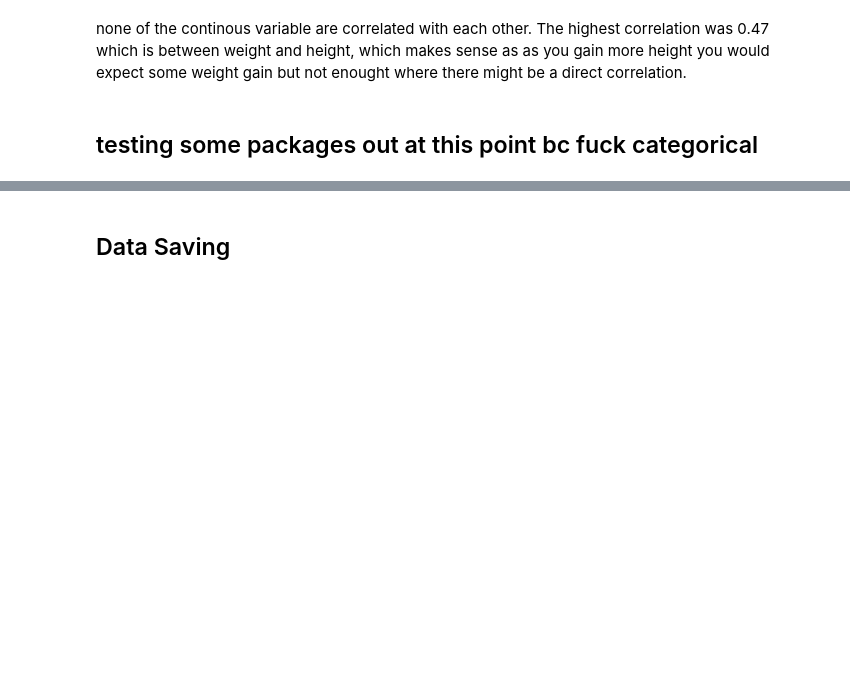
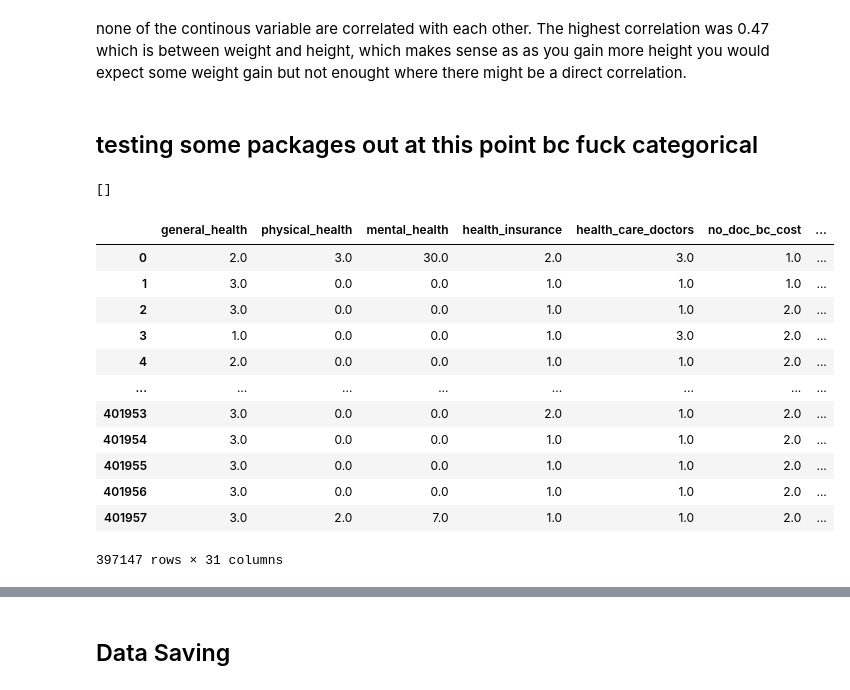
Before and after one commit to xiaohua-su/Heart_Disease, a Jupyter notebook: Heart_disease_eda.ipynb, the cells around one changed output, grey strips where cells are left out. Cells and saved outputs as stored; diff of their text form; code cells hidden in the pictures; blank space fills up the shorter version.

```diff
--- a/Heart_disease_eda.ipynb
+++ b/Heart_disease_eda.ipynb
@@ -1055 +1055,46 @@ from phik import report
+# %%
+data_types = {'general_health': 'categorical',
+             'health_insurance':'categorical',
+             'health_care_doctors':'categorical',
+             'no_doc_bc_cost':'categorical',
+             'stroke':'categorical',
+             'asthma':'categorical',
+             'skin_cancer':'categorical',
+             'other_cancer':'categorical',
+             'copd_type_issue':'categorical',
+             'arthritis_anyform':'categorical',
+             'depressive_disorder':'categorical',
+             'kidney_disease':'categorical',
+             'diabetes':'categorical',
+             'education_lvl':'categorical',
+             'rent_own':'categorical',
+             'employment_status':'categorical',
+             'income_level':'categorical',
+             'difficulty_walking':'categorical',
+             'smoke100_lifetime':'categorical',
+             'smokeless_tobacco_products':'categorical',
+             'high_risk_situations':'categorical',
+             'ecigaret':'categorical',
+             'heart_disease':'categorical'}
+
+interval_cols = [col for col, v in data_types.items() if v=='interval' and col in data.columns]
+interval_cols
+# %% [output]
+[]
+# %%
+modeling_df
+# %% [output]
+|  | general_health | physical_health | mental_health | health_insurance | health_care_doctors | no_doc_bc_cost | ... |
+| 0 | 2.0 | 3.0 | 30.0 | 2.0 | 3.0 | 1.0 | ... |
+| 1 | 3.0 | 0.0 | 0.0 | 1.0 | 1.0 | 1.0 | ... |
+| 2 | 3.0 | 0.0 | 0.0 | 1.0 | 1.0 | 2.0 | ... |
+| 3 | 1.0 | 0.0 | 0.0 | 1.0 | 3.0 | 2.0 | ... |
+| 4 | 2.0 | 0.0 | 0.0 | 1.0 | 1.0 | 2.0 | ... |
+| ... | ... | ... | ... | ... | ... | ... | ... |
+| 401953 | 3.0 | 0.0 | 0.0 | 2.0 | 1.0 | 2.0 | ... |
+| 401954 | 3.0 | 0.0 | 0.0 | 1.0 | 1.0 | 2.0 | ... |
+| 401955 | 3.0 | 0.0 | 0.0 | 1.0 | 1.0 | 2.0 | ... |
+| 401956 | 3.0 | 0.0 | 0.0 | 1.0 | 1.0 | 2.0 | ... |
+| 401957 | 3.0 | 2.0 | 7.0 | 1.0 | 1.0 | 2.0 | ... |
+397147 rows × 31 columns
 # %%
```
Also changed, not shown: parts of 7 cells of this notebook.
